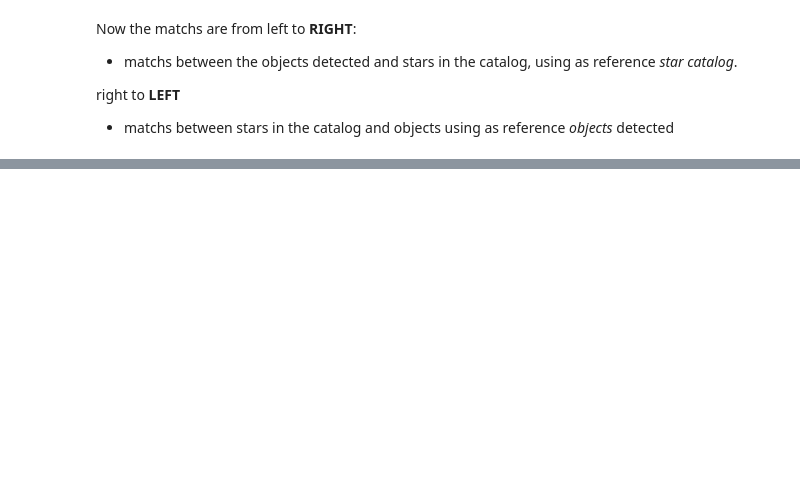
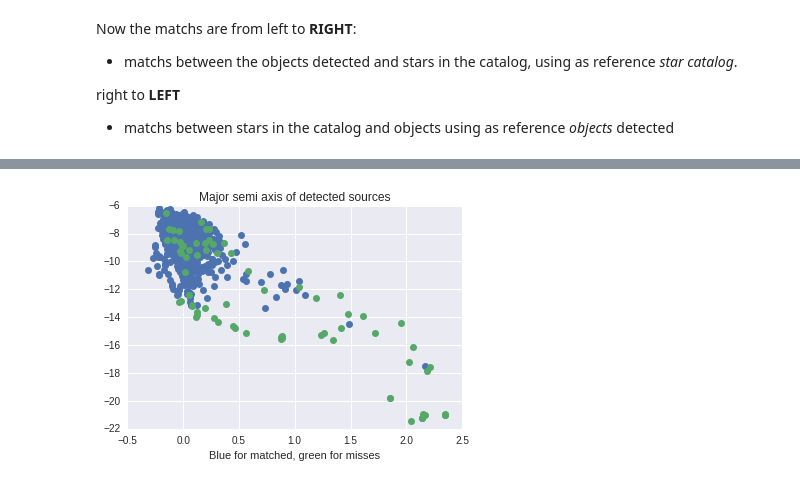
Before and after one commit to BrunoSanchez/rhino, a Jupyter notebook: stellar_chek/extract_test_stellar_Cstar.ipynb, the cells around one changed output, grey strips where cells are left out. Saved outputs shown, nothing was run; the diff lists cells and outputs as text; code cells hidden in the pictures; blank space fills up the shorter version.

```diff
--- a/stellar_chek/extract_test_stellar_Cstar.ipynb
+++ b/stellar_chek/extract_test_stellar_Cstar.ipynb
@@ -148,0 +176,8 @@ print sum(objID > 0.), sum(objID < 0.)
+# %%
+plt.plot(np.log10(obj[f]['a']), -2.5*np.log10(obj[f]['flux']), 'o')# normed=True, cumulative=True)
+plt.plot(np.log10(fake['a']), -2.5*np.log10(fake['flux']), 'o')#,  normed=True, cumulative=True)
+plt.title('Major semi axis of detected sources')
+plt.xlabel('Blue for matched, green for misses')
+plt.show()
+# %% [output]
+[figure, added]
```
Also changed, not shown: parts of 23 cells of this notebook, 1 other file.
